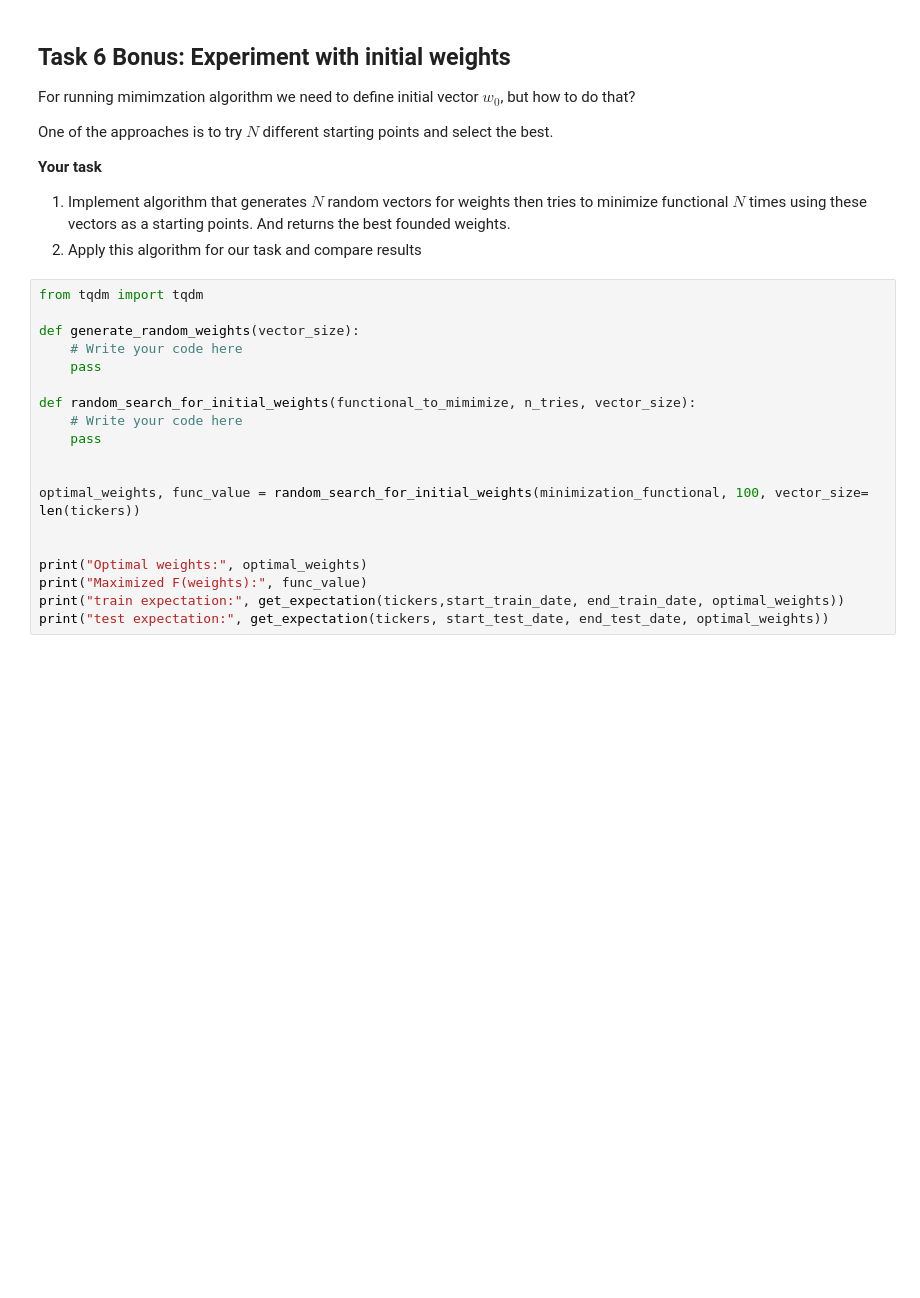
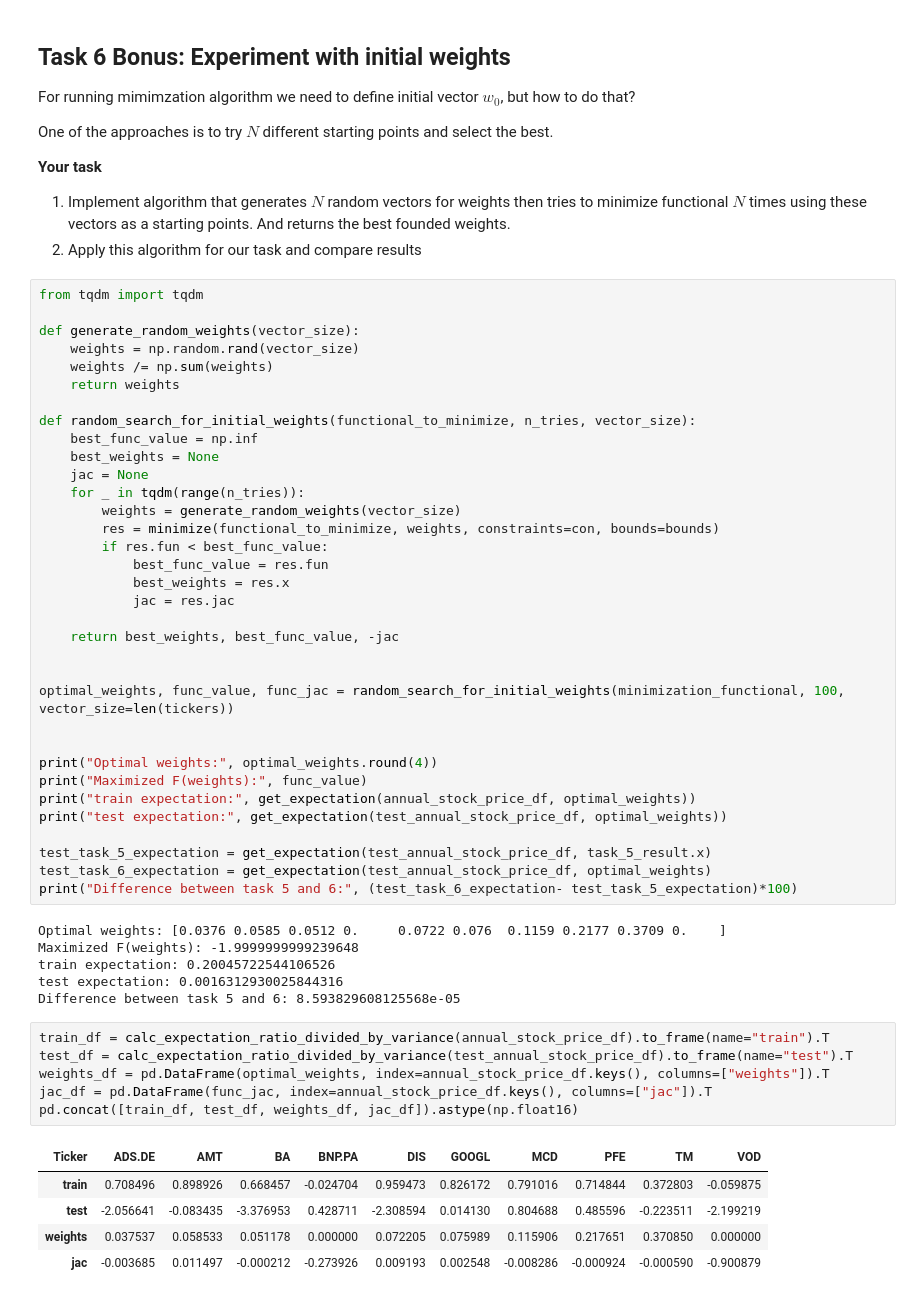
Before and after one commit to Tikhon-Radkevich/EPAM, a Jupyter notebook: invest_task.ipynb, the cells around one changed output. Drawn from its saved outputs; the diff is of its cells as text; blank space fills up the shorter version.

Commit message:
task compleated

```diff
--- a/invest_task.ipynb
+++ b/invest_task.ipynb
@@ -316,22 +269,55 @@ One of the approaches is to try $N$ different starting points and select the bes
 **Your task**
 1. Implement algorithm that generates $N$ random vectors for weights then tries to minimize functional $N$ times using these vectors as a starting points. And returns the best founded weights.
 2. Apply this  algorithm for our task and compare results
-# %%
-from tqdm import tqdm
-
-def generate_random_weights(vector_size):
-    # Write your code here
-    pass
-
-def random_search_for_initial_weights(functional_to_mimimize, n_tries, vector_size):
-    # Write your code here
-    pass
-
-
-optimal_weights, func_value = random_search_for_initial_weights(minimization_functional, 100, vector_size= len(tickers))
-
-
-print("Optimal weights:", optimal_weights)
-print("Maximized F(weights):", func_value)
-print("train expectation:", get_expectation(tickers,start_train_date, end_train_date, optimal_weights))
-print("test expectation:", get_expectation(tickers, start_test_date, end_test_date, optimal_weights))
+# %%
+from tqdm import tqdm
+
+def generate_random_weights(vector_size):
+    weights = np.random.rand(vector_size)
+    weights /= np.sum(weights)
+    return weights
+
+def random_search_for_initial_weights(functional_to_minimize, n_tries, vector_size):
+    best_func_value = np.inf
+    best_weights = None
+    jac = None
+    for _ in tqdm(range(n_tries)):
+        weights = generate_random_weights(vector_size)
+        res = minimize(functional_to_minimize, weights, constraints=con, bounds=bounds)
+        if res.fun < best_func_value:
+            best_func_value = res.fun
+            best_weights = res.x
+            jac = res.jac
+
+    return best_weights, best_func_value, -jac
+
+
+optimal_weights, func_value, func_jac = random_search_for_initial_weights(minimization_functional, 100, vector_size=len(tickers))
+
+
+print("Optimal weights:", optimal_weights.round(4))
+print("Maximized F(weights):", func_value)
+print("train expectation:", get_expectation(annual_stock_price_df, optimal_weights))
+print("test expectation:", get_expectation(test_annual_stock_price_df, optimal_weights))
+
+test_task_5_expectation = get_expectation(test_annual_stock_price_df, task_5_result.x)
+test_task_6_expectation = get_expectation(test_annual_stock_price_df, optimal_weights)
+print("Difference between task 5 and 6:", (test_task_6_expectation- test_task_5_expectation)*100)
+# %% [output]
+Optimal weights: [0.0376 0.0585 0.0512 0.     0.0722 0.076  0.1159 0.2177 0.3709 0.    ]
+Maximized F(weights): -1.9999999999239648
+train expectation: 0.20045722544106526
+test expectation: 0.0016312930025844316
+Difference between task 5 and 6: 8.593829608125568e-05
+# %%
+train_df = calc_expectation_ratio_divided_by_variance(annual_stock_price_df).to_frame(name="train").T
+test_df = calc_expectation_ratio_divided_by_variance(test_annual_stock_price_df).to_frame(name="test").T
+weights_df = pd.DataFrame(optimal_weights, index=annual_stock_price_df.keys(), columns=["weights"]).T
+jac_df = pd.DataFrame(func_jac, index=annual_stock_price_df.keys(), columns=["jac"]).T
+pd.concat([train_df, test_df, weights_df, jac_df]).astype(np.float16)
+# %% [output]
+| Ticker | ADS.DE | AMT | BA | BNP.PA | DIS | GOOGL | MCD | PFE | TM | VOD |
+| train | 0.708496 | 0.898926 | 0.668457 | -0.024704 | 0.959473 | 0.826172 | 0.791016 | 0.714844 | 0.372803 | -0.059875 |
+| test | -2.056641 | -0.083435 | -3.376953 | 0.428711 | -2.308594 | 0.014130 | 0.804688 | 0.485596 | -0.223511 | -2.199219 |
+| weights | 0.037537 | 0.058533 | 0.051178 | 0.000000 | 0.072205 | 0.075989 | 0.115906 | 0.217651 | 0.370850 | 0.000000 |
+| jac | -0.003685 | 0.011497 | -0.000212 | -0.273926 | 0.009193 | 0.002548 | -0.008286 | -0.000924 | -0.000590 | -0.900879 |
```
Also changed, not shown: parts of 7 cells of this notebook.
